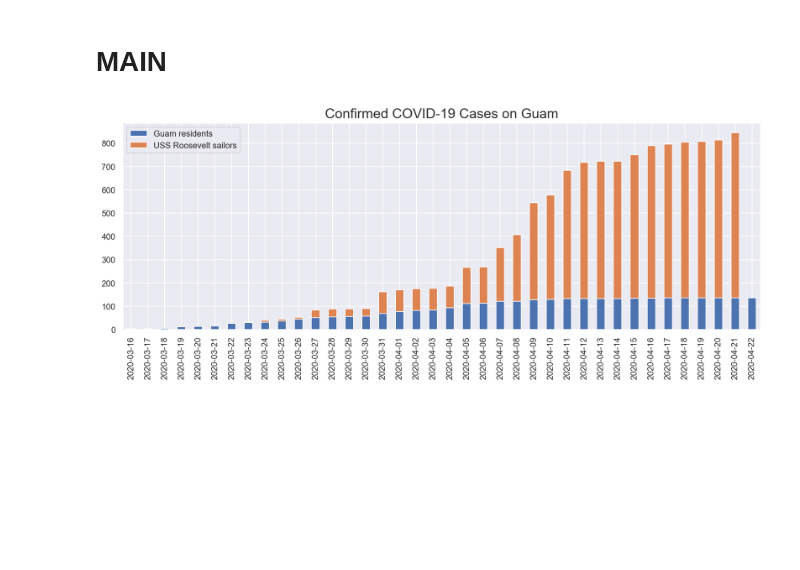
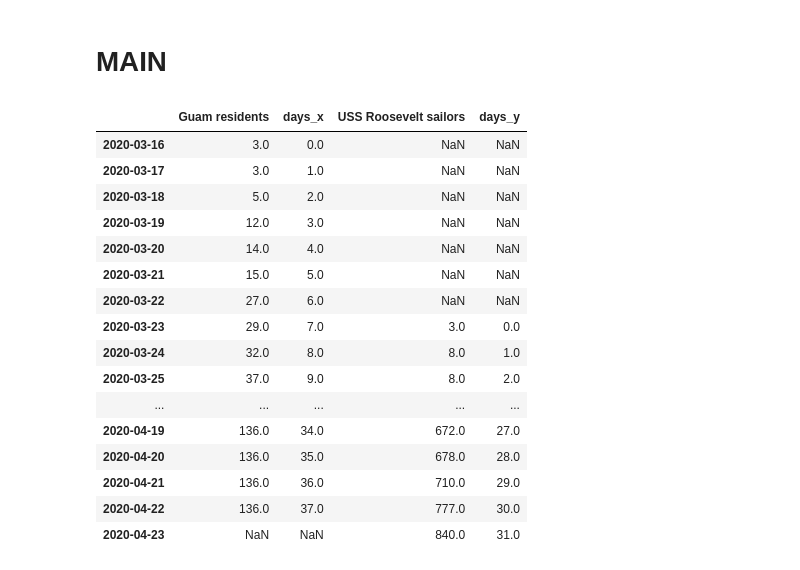
Before and after one commit to aubreymoore/Guam-Corona-Virus-Data, a Jupyter notebook: USS Theodore Roosevelt COVID-19 Time Series.ipynb, the cells around one changed output. Drawn from its saved outputs; the diff is of its cells as text; code cells hidden in the pictures; blank space fills up the shorter version.

```diff
--- a/USS Theodore Roosevelt COVID-19 Time Series.ipynb
+++ b/USS Theodore Roosevelt COVID-19 Time Series.ipynb
@@ -67,18 +71,30 @@ def get_data(place_name):
 # %%
 # Download the data from the Wikipedia page and save it as Roosevelt.csv
 download_roosevelt_timeseries()
 
 # Read CSV files for the Roosevelt and the rest of Guam
 dfRoosevelt = get_data('Roosevelt')
 dfGuam = get_data('Guam')
 
 # Merge the dataframes
 dfmerged = dfGuam.merge(right=dfRoosevelt,how='outer', left_index=True, right_index=True, )
 dfmerged = dfmerged.rename(columns={'cases_x':'Guam residents', 'cases_y':'USS Roosevelt sailors'})
 dfmerged
-
-# Plot the data
-ax = dfmerged.plot.bar(y=['Guam residents', 'USS Roosevelt sailors'], figsize=(15,5), stacked=True)
-ax.set_title('Confirmed COVID-19 Cases on Guam');
 # %% [output]
-[figure, removed]
+|  | Guam residents | days_x | USS Roosevelt sailors | days_y |
+| 2020-03-16 | 3.0 | 0.0 | NaN | NaN |
+| 2020-03-17 | 3.0 | 1.0 | NaN | NaN |
+| 2020-03-18 | 5.0 | 2.0 | NaN | NaN |
+| 2020-03-19 | 12.0 | 3.0 | NaN | NaN |
+| 2020-03-20 | 14.0 | 4.0 | NaN | NaN |
+| 2020-03-21 | 15.0 | 5.0 | NaN | NaN |
+| 2020-03-22 | 27.0 | 6.0 | NaN | NaN |
+| 2020-03-23 | 29.0 | 7.0 | 3.0 | 0.0 |
+| 2020-03-24 | 32.0 | 8.0 | 8.0 | 1.0 |
+| 2020-03-25 | 37.0 | 9.0 | 8.0 | 2.0 |
+| ... | ... | ... | ... | ... |
+| 2020-04-19 | 136.0 | 34.0 | 672.0 | 27.0 |
+| 2020-04-20 | 136.0 | 35.0 | 678.0 | 28.0 |
+| 2020-04-21 | 136.0 | 36.0 | 710.0 | 29.0 |
+| 2020-04-22 | 136.0 | 37.0 | 777.0 | 30.0 |
+| 2020-04-23 | NaN | NaN | 840.0 | 31.0 |
```
Also changed, not shown: parts of 2 cells of this notebook, 3 other files.
